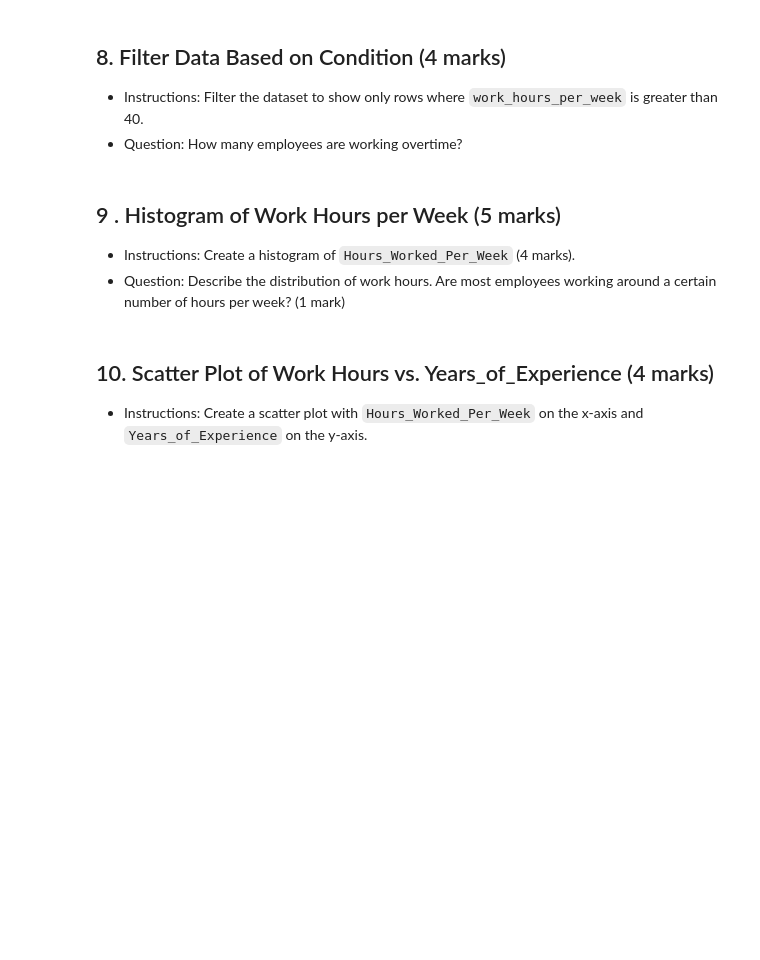
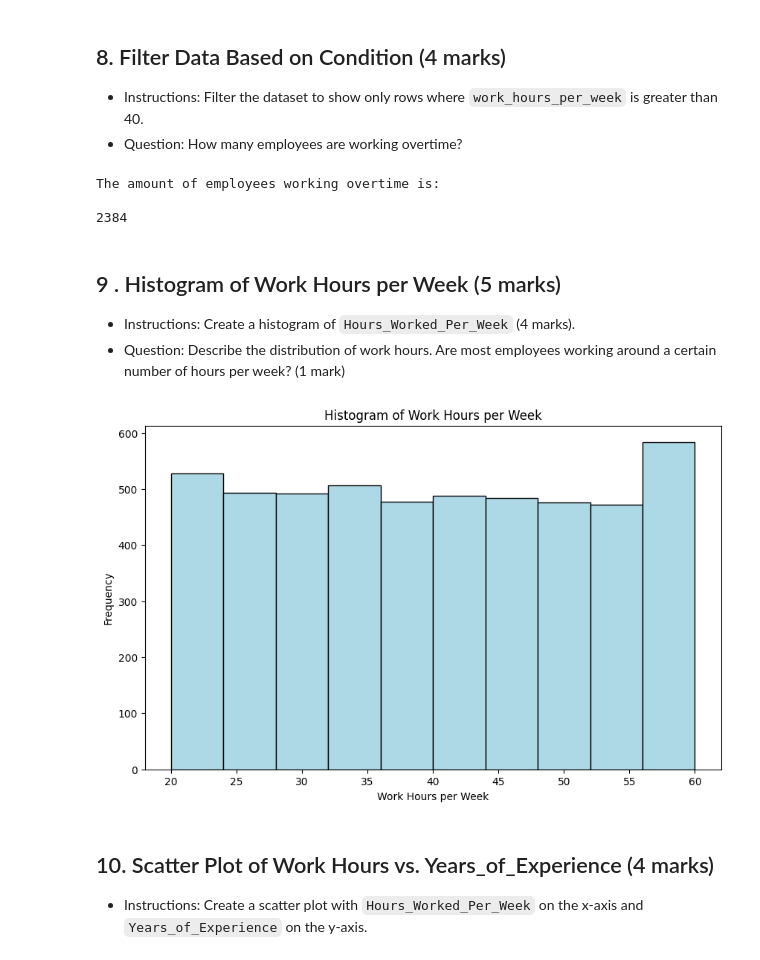
Before and after one commit to jilljota/jilljota, a Jupyter notebook: Assessment/Data_Analytics_with_Python_Assessment.ipynb, the cells around one changed output. Cells and saved outputs as stored; diff of their text form; code cells hidden in the pictures; blank space fills up the shorter version.

```diff
--- a/Assessment/Data_Analytics_with_Python_Assessment.ipynb
+++ b/Assessment/Data_Analytics_with_Python_Assessment.ipynb
@@ -130,10 +130,11 @@ import matplotlib.pyplot as plt
 - Question: Describe the overall structure (rows, columns, data types) as a comment at the end of your code.
 # %%
 # Write code here
-from google.colab import files
-uploaded = files.upload()
+# My computer was not allowing the upload so I had to import the dataset from my Google Drive
+from google.colab import drive
+drive.mount('/content/drive')
 
-df = pd.read_csv("dataset.csv")
+df = pd.read_csv('/content/drive/MyDrive/dataset.csv')
 
 print("Few rows of the dataset:")
 head_rows = df.head()
@@ -210,3 +354,12 @@ NameError: name 'df' is not defined
+# %%
+# Write code here
+print("The amount of employees working overtime is:\n")
+overtime_employees = df[df['Hours_Worked_Per_Week'] > 40]
+print(len(overtime_employees))
+# %% [output]
+The amount of employees working overtime is:
+
+2384
 # %% [markdown]
 ## 9 . Histogram of Work Hours per Week (5 marks)
 - Instructions: Create a histogram of `Hours_Worked_Per_Week` (4 marks).
@@ -216,3 +367,13 @@ NameError: name 'df' is not defined
+# %%
+# Write code here
+plt.figure(figsize=(10, 6))
+plt.hist(df["Hours_Worked_Per_Week"], bins=10, color="lightblue", edgecolor="black")
+plt.title("Histogram of Work Hours per Week")
+plt.xlabel("Work Hours per Week")
+plt.ylabel("Frequency")
+plt.show()
+# %% [output]
+[figure, added]
 # %% [markdown]
 ## 10. Scatter Plot of Work Hours vs. Years_of_Experience (4 marks)
 - Instructions: Create a scatter plot with `Hours_Worked_Per_Week` on the x-axis and `Years_of_Experience` on the y-axis.
```
Also changed, not shown: parts of 27 cells of this notebook.
